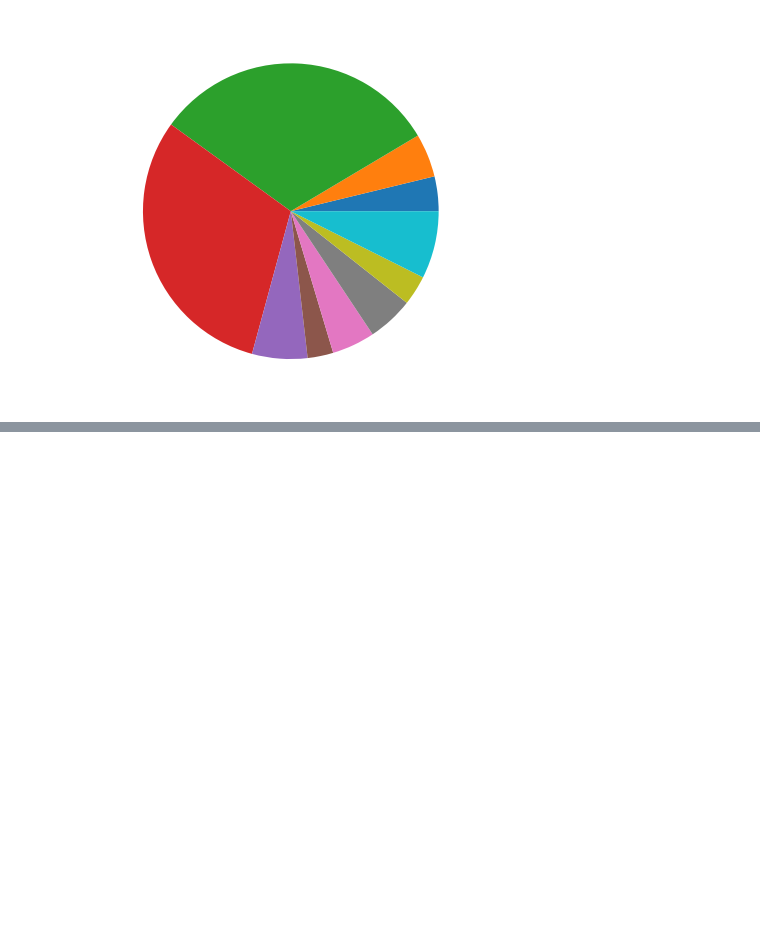
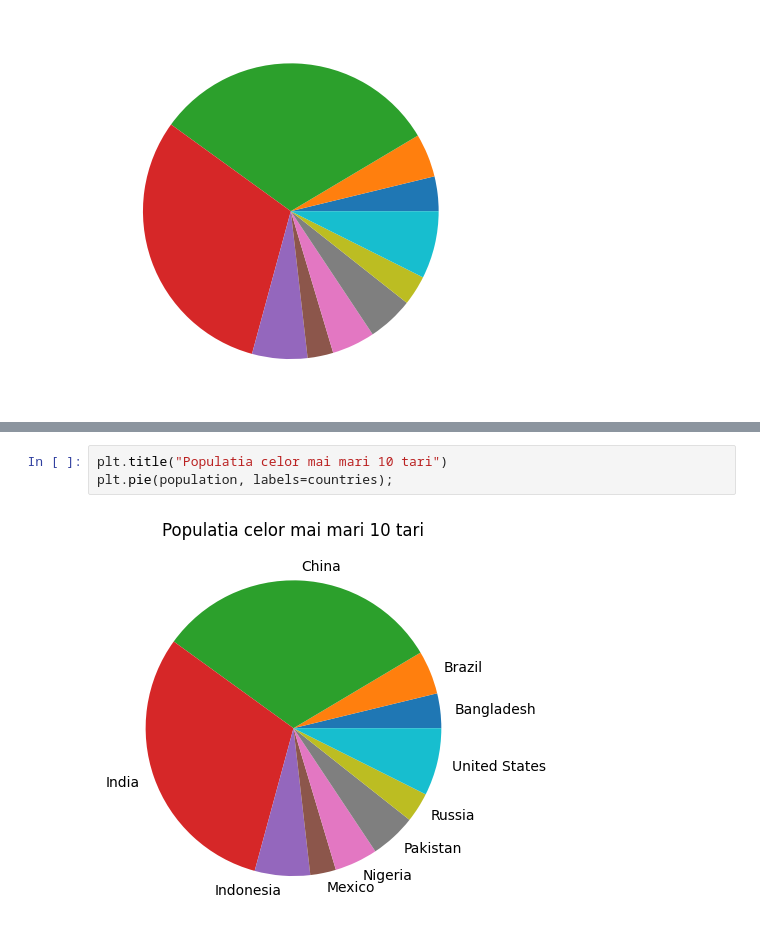
Before and after one commit to Alexandru2984/Python-Data-VIsualization-, a Jupyter notebook: CURS_1_09.05.2025/tari.ipynb, the cells around one changed output, grey strips where cells are left out. Cells and saved outputs as stored; diff of their text form; blank space fills up the shorter version.

```diff
--- a/CURS_1_09.05.2025/tari.ipynb
+++ b/CURS_1_09.05.2025/tari.ipynb
@@ -24,0 +30,5 @@ plt.pie(population);
+# %%
+plt.title("Populatia celor mai mari 10 tari")
+plt.pie(population, labels=countries);
+# %% [output]
+[figure, added]
```
Also changed, not shown: parts of 2 cells of this notebook, 2 other files.
